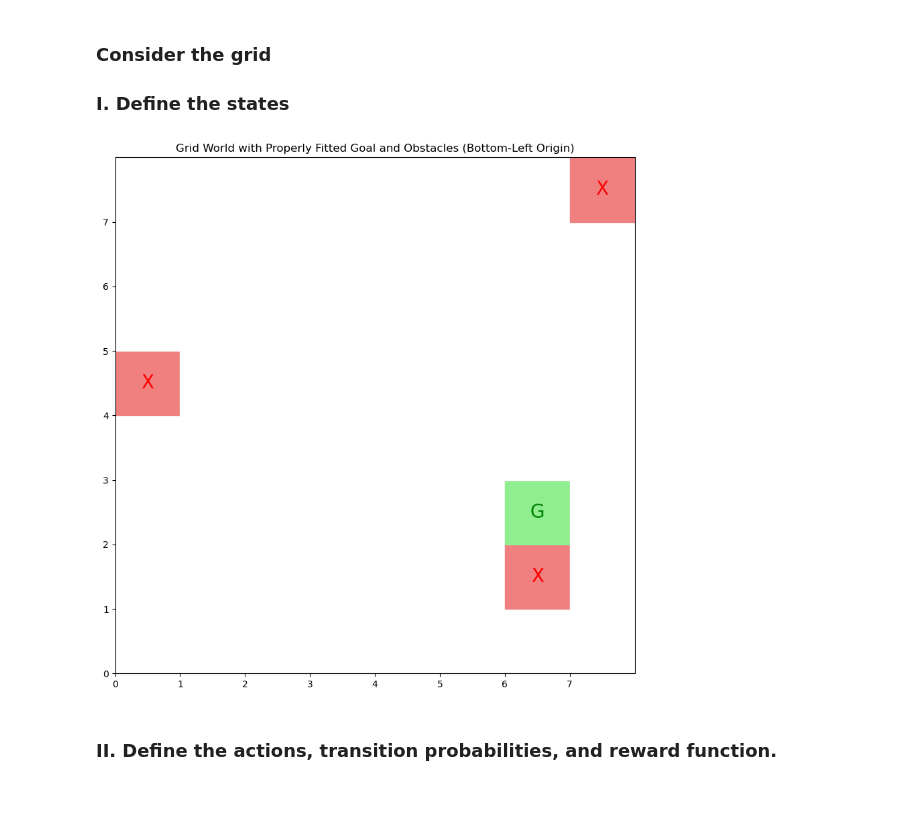
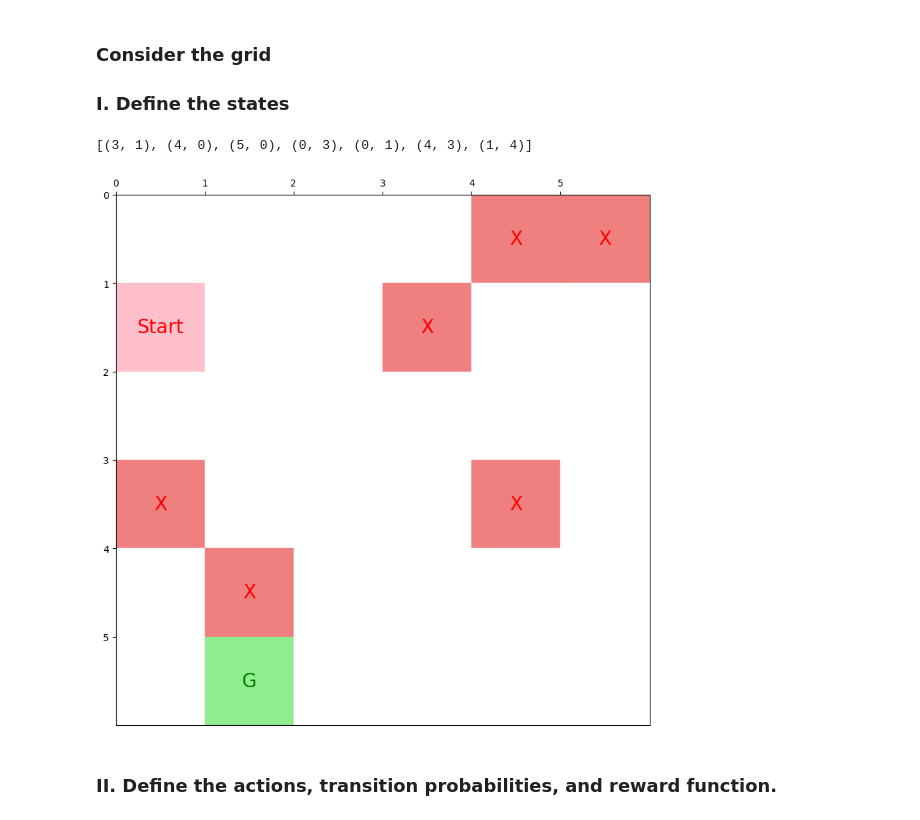
Before and after one commit to AiluielenA/reinforcement_learning, a Jupyter notebook: homework_1/homework1.ipynb, the cells around one changed output. Cells and saved outputs as stored; diff of their text form; code cells hidden in the pictures.

```diff
--- a/homework_1/homework1.ipynb
+++ b/homework_1/homework1.ipynb
@@ -28,35 +28,53 @@ while(flag):
         if ((obs_x,obs_y) not in obstacles ):
             obstacles.append((obs_x,obs_y))
             nr_obst  = nr_obst+1
-            if(nr_obst >= 3):
+            if(nr_obst >= 7):
                 flag = False
 
 discount_factor = 0.9  # Discount factor
 threshold = 1e-4  # Convergence threshold
+starting_state = (0,1)
+print(obstacles)
+# %% [output]
+[(3, 1), (4, 0), (5, 0), (0, 3), (0, 1), (4, 3), (1, 4)]
 # %%
 fig, ax = plt.subplots(figsize=(10, 10))
 
+# Plot a line of "X" labels across the top row, starting from (0,0)
 for i in range(grid_size[0]):
     for j in range(grid_size[1]):
-        if (i, j) == goal_state:
-            ax.add_patch(plt.Rectangle((j, i), 1, 1, color='lightgreen', edgecolor='black'))
-            ax.text(j + 0.5, i + 0.5, 'G', ha='center', va='center', color='green', fontsize=20)
-        elif (i, j) in obstacles:
-            ax.add_patch(plt.Rectangle((j, i), 1, 1, color='lightcoral', edgecolor='black'))
-            ax.text(j + 0.5, i + 0.5, 'X', ha='center', va='center', color='red', fontsize=20)
+        # Define the starting state
+        if (i, j) == starting_state:
+            ax.add_patch(plt.Rectangle((i, j), 1, 1, color='pink', edgecolor='black'))
+            ax.text(i + 0.5, j + 0.5, 'Start', ha='center', va='center', color='red', fontsize=20)
+        # Define the goal state
+        elif (i, j) == goal_state:
+            ax.add_patch(plt.Rectangle((i, j), 1, 1, color='lightgreen', edgecolor='black'))
+            ax.text(i + 0.5, j + 0.5, 'G', ha='center', va='center', color='green', fontsize=20)
+        # Place "X" labels in a row across the top of the grid
+        elif (i,j) in obstacles:  # Place "X" only in the top row (i = 0)
+            ax.add_patch(plt.Rectangle((i, j), 1, 1, color='lightcoral', edgecolor='black'))
+            ax.text(i + 0.5, j + 0.5, 'X', ha='center', va='center', color='red', fontsize=20)
+        # Define other cells
         else:
-            ax.add_patch(plt.Rectangle((j, i), 1, 1, color='white', edgecolor='black'))
+            ax.add_patch(plt.Rectangle((i, j), 1, 1, color='white', edgecolor='black'))
 
+# Set the plot limits and invert the y-axis to place (0,0) at the top-left
 ax.set_xlim(0, grid_size[1])
 ax.set_ylim(0, grid_size[0])
-# Remove plt.gca().invert_yaxis() to keep (0,0) at the bottom-left
+plt.gca().invert_yaxis()
+
+# Move x-axis to the top
+ax.xaxis.set_ticks_position('top')  # Set x-axis ticks to the top
+ax.xaxis.set_label_position('top')  # Set x-axis label position to the top
+
+# Set grid and labels
 plt.xticks(range(grid_size[1]))
 plt.yticks(range(grid_size[0]))
-plt.title("Grid World with Properly Fitted Goal and Obstacles (Bottom-Left Origin)")
 
 plt.show()
 # %% [output]
-[figure, old version]
+[figure, new version]
 # %% [markdown]
 ### II. Define the actions, transition probabilities, and reward function.
 # %%
```
Also changed, not shown: parts of 5 cells of this notebook, 1 other file.
